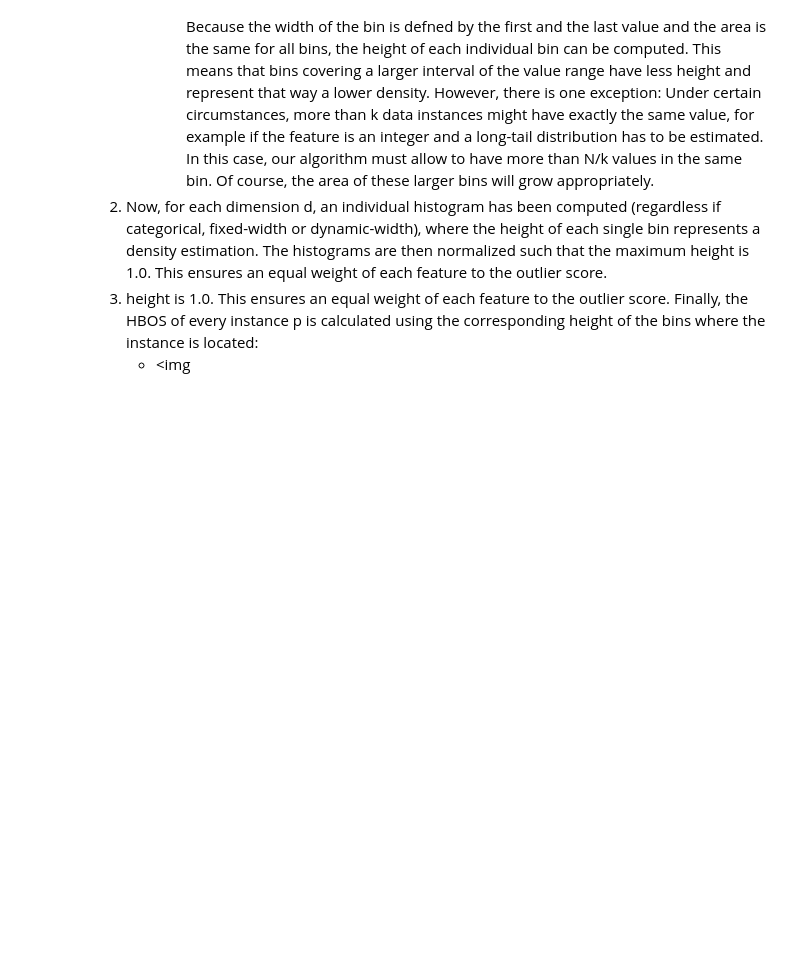
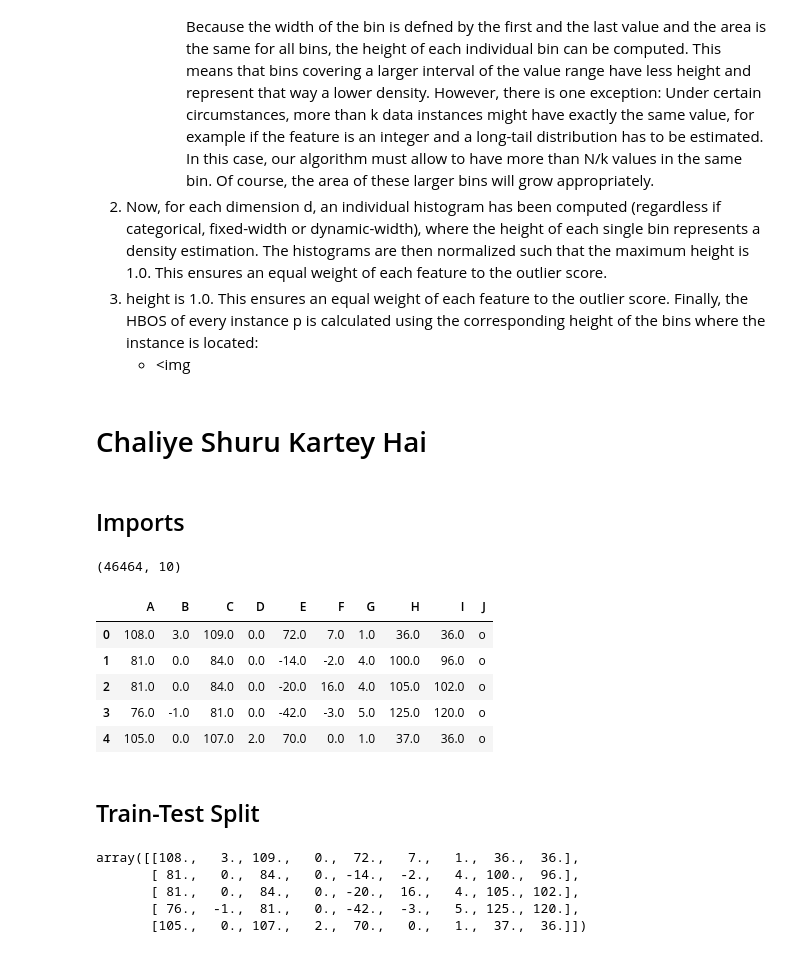
Before and after one commit to Sumedh100/com_olho_2020, a Jupyter notebook: HBOS/HBOS_shuttle.ipynb, the cells around one changed output. Cells and saved outputs as stored; diff of their text form; code cells hidden in the pictures; blank space fills up the shorter version.

Commit message:
apply hbos on shuttle thyroid requests data

```diff
--- a/HBOS/HBOS_shuttle.ipynb
+++ b/HBOS/HBOS_shuttle.ipynb
@@ -10,3 +10,7 @@
 2. Now, for each dimension d, an individual histogram has been computed (regardless if categorical, fixed-width or dynamic-width), where the height of each single bin represents a density estimation. The histograms are then normalized such that the maximum height is 1.0. This ensures an equal weight of each feature to the outlier score.
 3. height is 1.0. This ensures an equal weight of each feature to the outlier score. Finally, the HBOS of every instance p is calculated using the corresponding height of the bins where the instance is located:
     - <img
+# %% [markdown]
+# Chaliye Shuru Kartey Hai
+# %% [markdown]
+## Imports
@@ -12,0 +27,49 @@
+# %%
+def get_excel_columns(n_cols):
+    col_list = []
+    n = n_cols
+    alpha_list = [chr(c) for c in range(ord('A'), ord('Z') + 1)]
+    alpha_list.insert(0,'dummy')
+    for i in range(1,n+1):
+        col_i = ""
+        index_list=[]
+        p=[]
+        while i>26:
+            k = i%26
+            i = i//26
+            if k==0:
+                index_list.append(26)
+                i = i-1
+            else:
+                index_list.append(k)
+        index_list.append(int(i))
+        index_list.reverse()
+        for i in index_list:
+            p.append(alpha_list[i])
+            col_i = "".join(p)
+        col_list.append(col_i)
+    return col_list
+# %%
+df = pd.read_csv("shuttle.csv", header = None)
+df.columns = get_excel_columns(len(df.columns))
+print(df.shape)
+df.head()
+# %% [output]
+(46464, 10)
+|  | A | B | C | D | E | F | G | H | I | J |
+| 0 | 108.0 | 3.0 | 109.0 | 0.0 | 72.0 | 7.0 | 1.0 | 36.0 | 36.0 | o |
+| 1 | 81.0 | 0.0 | 84.0 | 0.0 | -14.0 | -2.0 | 4.0 | 100.0 | 96.0 | o |
+| 2 | 81.0 | 0.0 | 84.0 | 0.0 | -20.0 | 16.0 | 4.0 | 105.0 | 102.0 | o |
+| 3 | 76.0 | -1.0 | 81.0 | 0.0 | -42.0 | -3.0 | 5.0 | 125.0 | 120.0 | o |
+| 4 | 105.0 | 0.0 | 107.0 | 2.0 | 70.0 | 0.0 | 1.0 | 37.0 | 36.0 | o |
+# %% [markdown]
+## Train-Test Split
+# %%
+X = df[get_excel_columns(len(df.columns) - 1)].values.astype(float)
+X[0:5]
+# %% [output]
+array([[108.,   3., 109.,   0.,  72.,   7.,   1.,  36.,  36.],
+       [ 81.,   0.,  84.,   0., -14.,  -2.,   4., 100.,  96.],
+       [ 81.,   0.,  84.,   0., -20.,  16.,   4., 105., 102.],
+       [ 76.,  -1.,  81.,   0., -42.,  -3.,   5., 125., 120.],
+       [105.,   0., 107.,   2.,  70.,   0.,   1.,  37.,  36.]])
```
Also changed, not shown: parts of 12 cells of this notebook, 3 other files.
